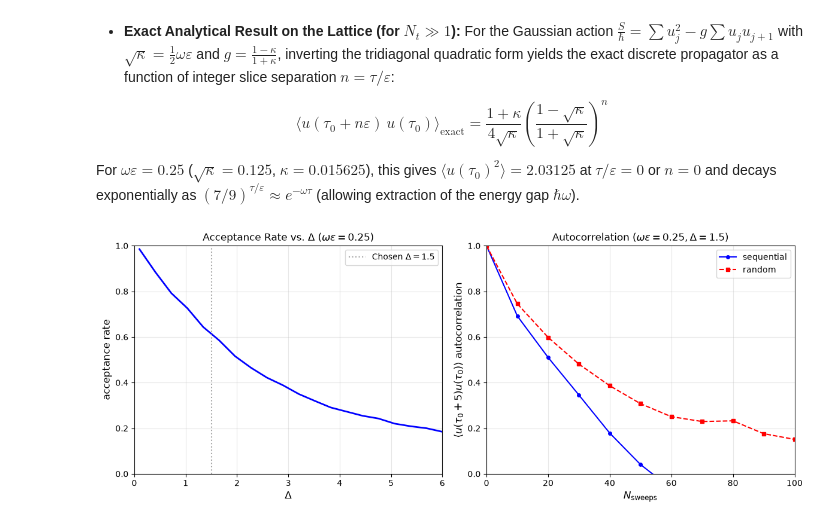
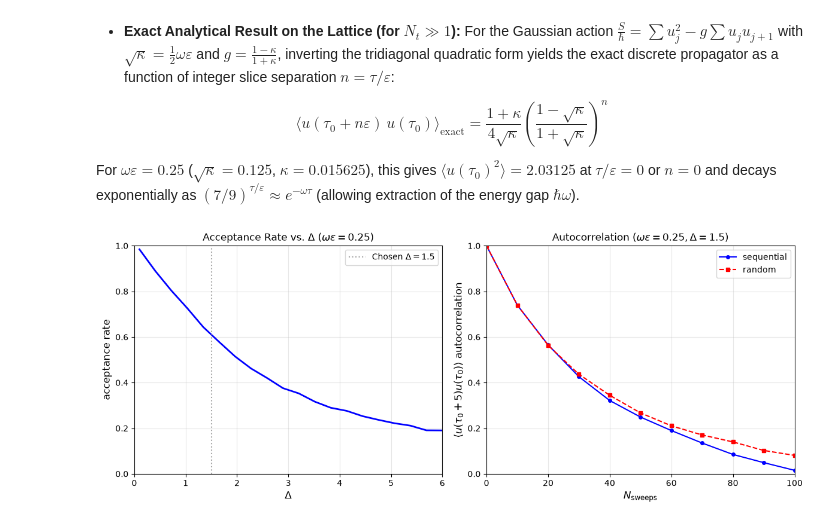
Before and after one commit to LostGraviton/MonteCarlo, a Jupyter notebook: Morningstar.ipynb, the cells around one changed output. Cells and saved outputs as stored; diff of their text form; code cells hidden in the pictures.

```diff
--- a/Morningstar.ipynb
+++ b/Morningstar.ipynb
@@ -1471,7 +1553,7 @@ $$ \langle u(\tau_0 + n\varepsilon)\, u(\tau_0) \rangle_{\text{exact}} = \frac{1
 import numpy as np
 import matplotlib.pyplot as plt
 
-rng = np.random.default_rng(10)
+rng = np.random.default_rng(42)
 
 # =====================================================================
 # 1. SHO Lattice Parameters (Article Section 4)
@@ -1519,9 +1601,9 @@ def sweep_random(u, g, Delta, rng):
 
     return accepted / Nt
 
-def measure_correlator_lag(u, lag=5, i_start=200, i_end=800): # i_start and i_end define the middle region of the path to avoid boundary effects
-    """Measures <u(tau0 + lag) u(tau0)> averaged over the middle region."""
-    return np.mean(u[i_start : i_end] * u[i_start + lag : i_end + lag])
+def measure_correlator_lag(u, tau, i_start=200, i_end=800): # i_start and i_end define the middle region of the path to avoid boundary effects
+    """Measures <u(tau0 + tau) u(tau0)> averaged over the middle region."""
+    return np.mean(u[i_start : i_end] * u[i_start + tau : i_end + tau])
 
 def compute_autocorr(series, max_lag=100):
     """Computes normalized autocorrelation rho(tau) for lags 0..max_lag."""
@@ -1552,15 +1634,15 @@ for d_val in delta_grid:
 # =====================================================================
 Delta = 1.5
 n_therm = 300
-n_track = 3000  # Consecutive sweeps to measure autocorrelation up to lag 100
+n_track = 25000  # Consecutive sweeps to measure autocorrelation up to lag 25000. Means we need at least 100 sweeps to measure lag 100, so 25000 is plenty.
 
 # A) Sequential sweeps
 u_seq = np.zeros(Nt + 1)
 for _ in range(n_therm):
     sweep_sequential(u_seq, g, Delta, rng) # thermalization sweeps
 obs_seq = np.array([
-    (sweep_sequential(u_seq, g, Delta, rng), measure_correlator_lag(u_seq, lag=5))[1]
-    for _ in range(n_track)
+    (sweep_sequential(u_seq, g, Delta, rng), measure_correlator_lag(u_seq, tau=5))[1]
+    for _ in range(n_track) # (func1(), func2())[1] syntax is used. The [1] returns the func2() only
 ])
 
 # B) Random sweeps
@@ -1568,45 +1650,45 @@ u_rand = np.zeros(Nt + 1)
 for _ in range(n_therm):
     sweep_random(u_rand, g, Delta, rng) # thermalization sweeps
 obs_rand = np.array([
-    (sweep_random(u_rand, g, Delta, rng), measure_correlator_lag(u_rand, lag=5))[1]
+    (sweep_random(u_rand, g, Delta, rng), measure_correlator_lag(u_rand, tau=5))[1]
     for _ in range(n_track)
 ])
 
-lags = np.arange(0, 101, 10)
-rho_seq = compute_autocorr(obs_seq, max_lag=100)[lags] # lags = 0, 10, 20, ..., 100
-rho_rand = compute_autocorr(obs_rand, max_lag=100)[lags]
+sweeps = np.arange(0, 101, 10)
+rho_seq = compute_autocorr(obs_seq, max_lag=100)[sweeps] # NumPy Fancy Indexing (array indexing). Extracts data at sweeps = 0, 10, 20, ..., 100
+rho_rand = compute_autocorr(obs_rand, max_lag=100)[sweeps]
 
 # =====================================================================
 # 5. Plot Reproduction of Fig. 8
 # =====================================================================
 fig, (ax1, ax2) = plt.subplots(1, 2, figsize=(12, 4.8))
 
 # Left Panel: Acceptance Rate vs Delta
 ax1.plot(delta_grid, acc_rates, 'b-', lw=2)
 ax1.axvline(1.5, color='gray', ls=':', alpha=0.7, label=r'Chosen $\Delta = 1.5$')
 ax1.set_xlim(0, 6)
 ax1.set_ylim(0, 1.0)
 ax1.set_xlabel(r'$\Delta$', fontsize=12)
 ax1.set_ylabel('acceptance rate', fontsize=12)
 ax1.set_title(r'Acceptance Rate vs. $\Delta$ ($\omega\varepsilon = 0.25$)')
 ax1.legend()
 ax1.grid(True, alpha=0.3)
 
 # Right Panel: Autocorrelation vs N_sweeps
-ax2.plot(lags, rho_seq, 'b-o', markersize=4, label='sequential')
-ax2.plot(lags, rho_rand, 'r--s', markersize=4, label='random')
+ax2.plot(sweeps, rho_seq, 'b-o', markersize=4, label='sequential')
+ax2.plot(sweeps, rho_rand, 'r--s', markersize=4, label='random')
 ax2.set_xlim(0, 100)
 ax2.set_ylim(0, 1.0)
 ax2.set_xlabel(r'$N_{\mathrm{sweeps}}$', fontsize=12)
 ax2.set_ylabel(r'$\langle u(\tau_0+5)u(\tau_0)\rangle$ autocorrelation', fontsize=12)
 ax2.set_title(r'Autocorrelation ($\omega\varepsilon = 0.25, \Delta = 1.5$)')
 ax2.legend()
 ax2.grid(True, alpha=0.3)
 
 plt.tight_layout()
 plt.show()
 # %% [output]
-[figure, old version]
+[figure, new version]
 # %%
 # =====================================================================
 # Reproducing Fig. 9 (Sample Paths) and Fig. 10 (Correlation Function)
```
Also changed, not shown: parts of 10 cells of this notebook.
